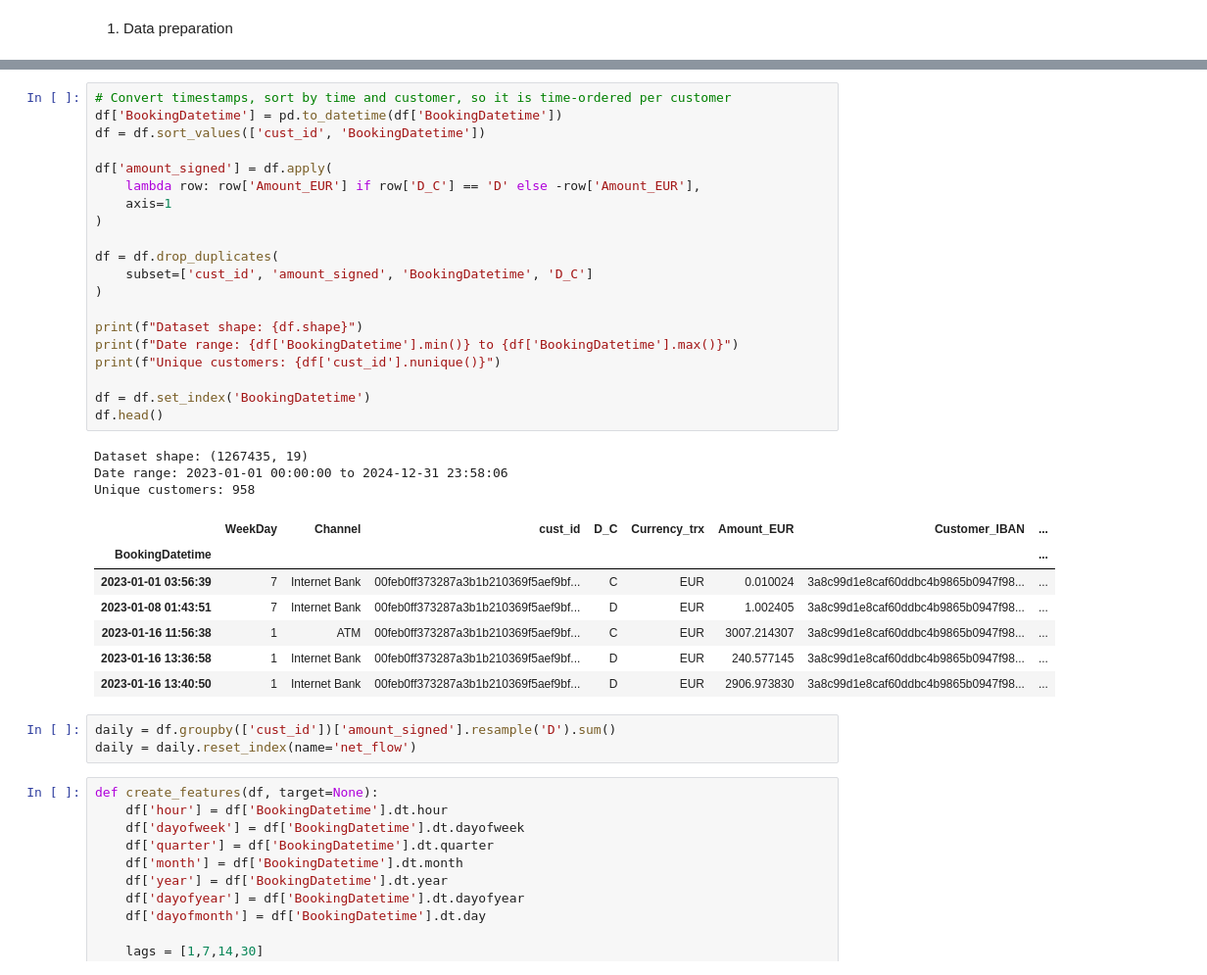
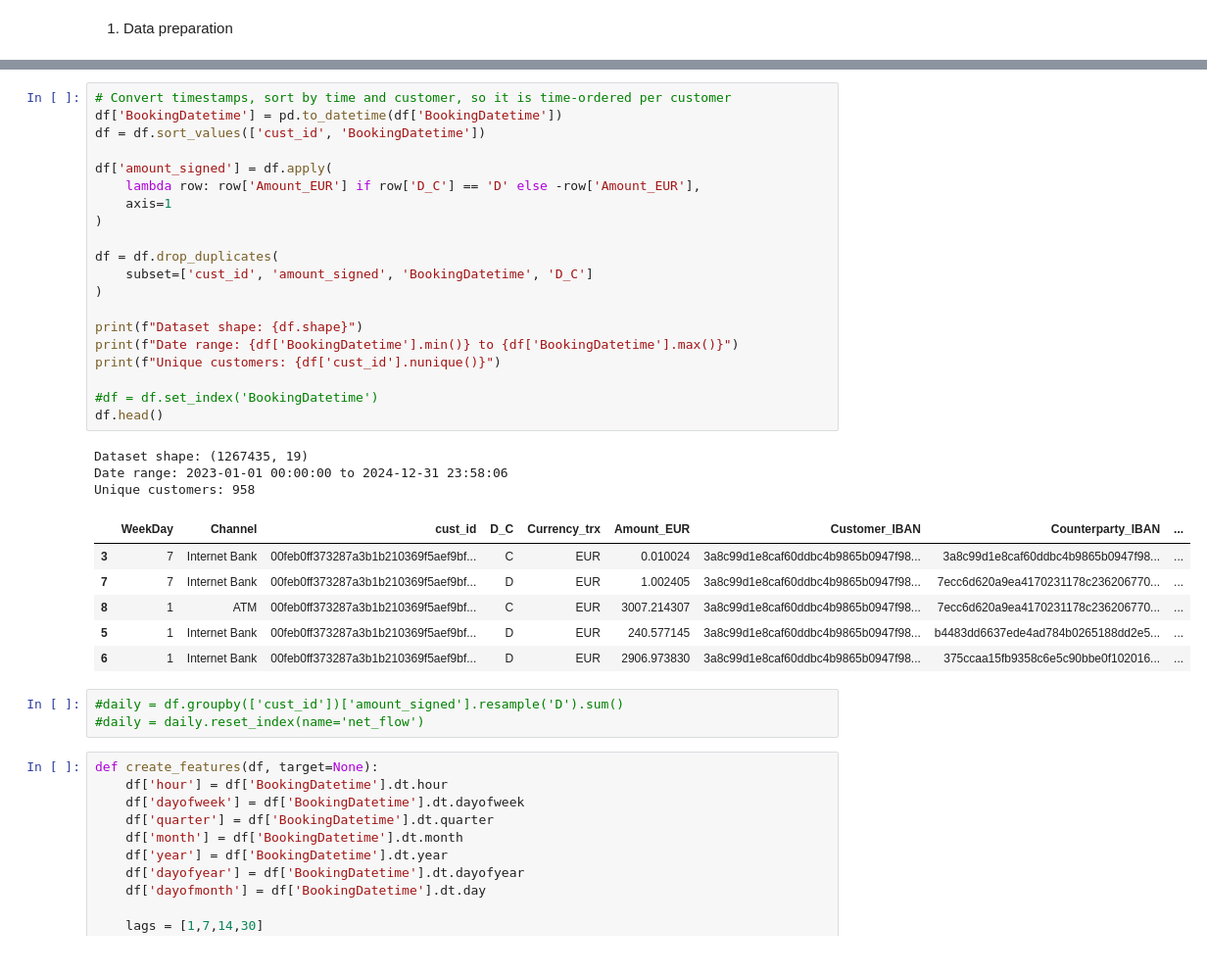
Before and after one commit to martinkivisikk/ml-project, a Jupyter notebook: notebooks/prototyping.ipynb, the cells around one changed output, grey strips where cells are left out. Shown: that part at 98% size. Cells and saved outputs as stored; diff of their text form.

```diff
--- a/notebooks/prototyping.ipynb
+++ b/notebooks/prototyping.ipynb
@@ -29,37 +29,36 @@ df = load_merged_df()
 # %%
 # Convert timestamps, sort by time and customer, so it is time-ordered per customer
 df['BookingDatetime'] = pd.to_datetime(df['BookingDatetime'])
 df = df.sort_values(['cust_id', 'BookingDatetime'])
 
 df['amount_signed'] = df.apply(
     lambda row: row['Amount_EUR'] if row['D_C'] == 'D' else -row['Amount_EUR'],
     axis=1
 )
 
 df = df.drop_duplicates(
     subset=['cust_id', 'amount_signed', 'BookingDatetime', 'D_C']
 )
 
 print(f"Dataset shape: {df.shape}")
 print(f"Date range: {df['BookingDatetime'].min()} to {df['BookingDatetime'].max()}")
 print(f"Unique customers: {df['cust_id'].nunique()}")
 
-df = df.set_index('BookingDatetime')
+#df = df.set_index('BookingDatetime')
 df.head()
 # %% [output]
 Dataset shape: (1267435, 19)
 Date range: 2023-01-01 00:00:00 to 2024-12-31 23:58:06
 Unique customers: 958
-|  | WeekDay | Channel | cust_id | D_C | Currency_trx | Amount_EUR | Customer_IBAN | ... |
-| BookingDatetime |  |  |  |  |  |  |  | ... |
-| 2023-01-01 03:56:39 | 7 | Internet Bank | 00feb0ff373287a3b1b210369f5aef9bf... | C | EUR | 0.010024 | 3a8c99d1e8caf60ddbc4b9865b0947f98... | ... |
-| 2023-01-08 01:43:51 | 7 | Internet Bank | 00feb0ff373287a3b1b210369f5aef9bf... | D | EUR | 1.002405 | 3a8c99d1e8caf60ddbc4b9865b0947f98... | ... |
-| 2023-01-16 11:56:38 | 1 | ATM | 00feb0ff373287a3b1b210369f5aef9bf... | C | EUR | 3007.214307 | 3a8c99d1e8caf60ddbc4b9865b0947f98... | ... |
-| 2023-01-16 13:36:58 | 1 | Internet Bank | 00feb0ff373287a3b1b210369f5aef9bf... | D | EUR | 240.577145 | 3a8c99d1e8caf60ddbc4b9865b0947f98... | ... |
-| 2023-01-16 13:40:50 | 1 | Internet Bank | 00feb0ff373287a3b1b210369f5aef9bf... | D | EUR | 2906.973830 | 3a8c99d1e8caf60ddbc4b9865b0947f98... | ... |
+|  | WeekDay | Channel | cust_id | D_C | Currency_trx | Amount_EUR | Customer_IBAN | Counterparty_IBAN | ... |
+| 3 | 7 | Internet Bank | 00feb0ff373287a3b1b210369f5aef9bf... | C | EUR | 0.010024 | 3a8c99d1e8caf60ddbc4b9865b0947f98... | 3a8c99d1e8caf60ddbc4b9865b0947f98... | ... |
+| 7 | 7 | Internet Bank | 00feb0ff373287a3b1b210369f5aef9bf... | D | EUR | 1.002405 | 3a8c99d1e8caf60ddbc4b9865b0947f98... | 7ecc6d620a9ea4170231178c236206770... | ... |
+| 8 | 1 | ATM | 00feb0ff373287a3b1b210369f5aef9bf... | C | EUR | 3007.214307 | 3a8c99d1e8caf60ddbc4b9865b0947f98... | 7ecc6d620a9ea4170231178c236206770... | ... |
+| 5 | 1 | Internet Bank | 00feb0ff373287a3b1b210369f5aef9bf... | D | EUR | 240.577145 | 3a8c99d1e8caf60ddbc4b9865b0947f98... | b4483dd6637ede4ad784b0265188dd2e5... | ... |
+| 6 | 1 | Internet Bank | 00feb0ff373287a3b1b210369f5aef9bf... | D | EUR | 2906.973830 | 3a8c99d1e8caf60ddbc4b9865b0947f98... | 375ccaa15fb9358c6e5c90bbe0f102016... | ... |
 # %%
-daily = df.groupby(['cust_id'])['amount_signed'].resample('D').sum()
-daily = daily.reset_index(name='net_flow')
+#daily = df.groupby(['cust_id'])['amount_signed'].resample('D').sum()
+#daily = daily.reset_index(name='net_flow')
 # %%
 def create_features(df, target=None):
     df['hour'] = df['BookingDatetime'].dt.hour
```
Also changed, not shown: parts of 13 cells of this notebook, 1 other file.
